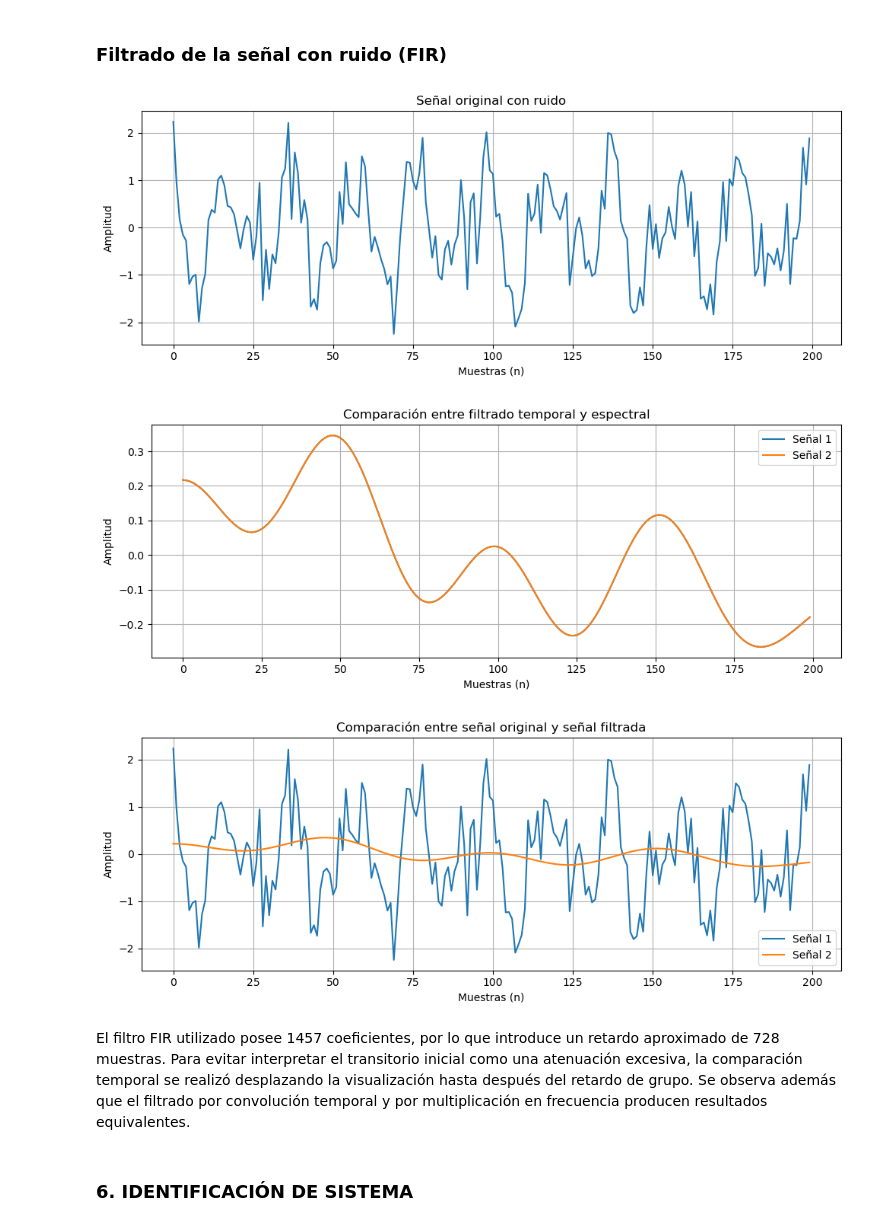
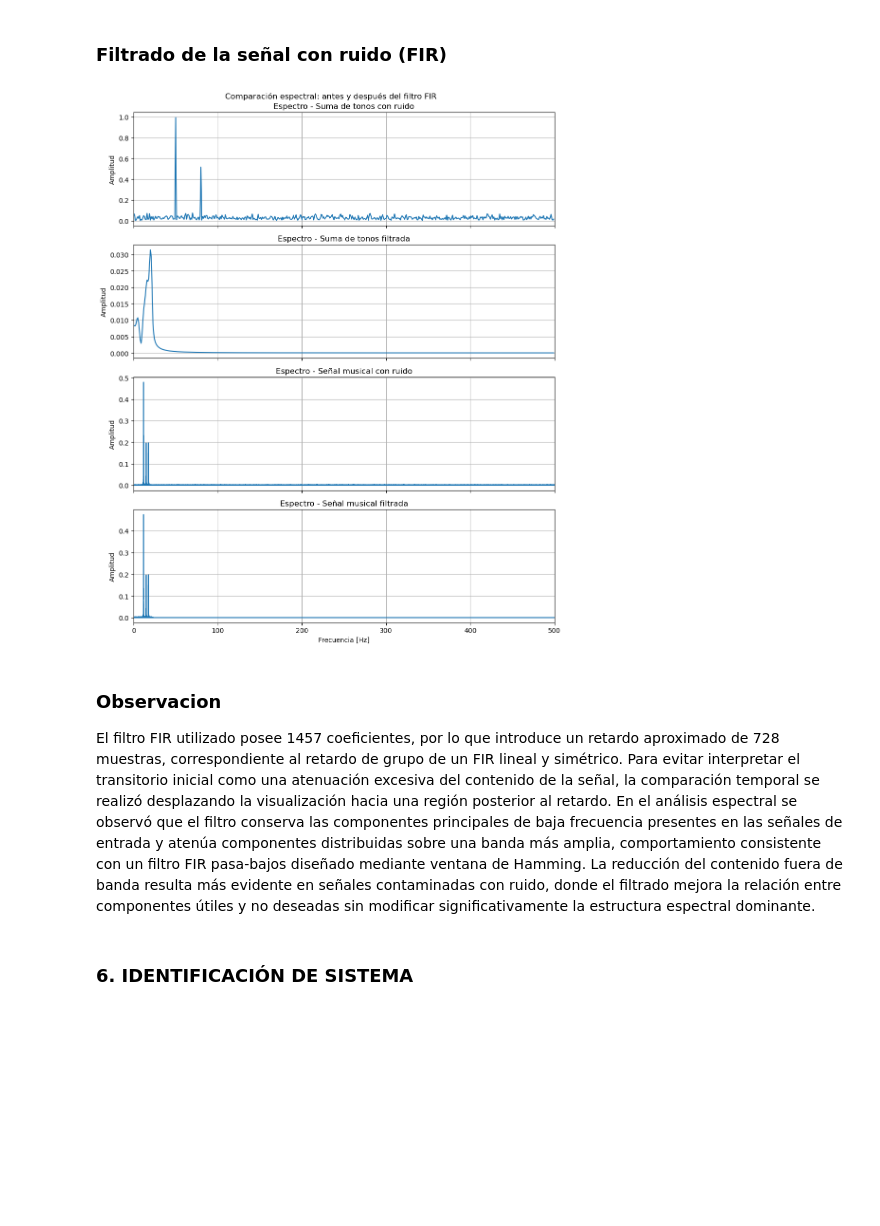
Before and after one commit to notfigure8/TP-DSP-Grupo-5, a Jupyter notebook: notebook_grupo_5.ipynb, the cells around one changed output. Drawn from its saved outputs; the diff is of its cells as text; code cells hidden in the pictures; blank space fills up the shorter version.

```diff
--- a/notebook_grupo_5.ipynb
+++ b/notebook_grupo_5.ipynb
@@ -359,55 +332,53 @@ graficar_espectros(
 # %%
 # Aplicamos el filtro FIR a la señal con ruido
 # Comparación entre convolución temporal y filtrado en frecuencia
 
 fir = cargar_filtro_fir("fir_hamming_1000Hz.npy")
 
 # Filtrado
-y_fir_tiempo = filtrar_convolucion(tonos_con_ruido, fir)
-y_fir_freq   = filtrar_frecuencia(tonos_con_ruido, fir)
+y_fir_freq = filtrar_frecuencia(
+    tonos_con_ruido,
+    fir
+)[:len(tonos_con_ruido)]
+
+y_fir_freq2 = filtrar_frecuencia(
+    senal_con_ruido,
+    fir
+)[:len(senal_con_ruido)]
 
 # Calculamos retardo aproximado del FIR
 delay = (len(fir) - 1) // 2
 
 # Recortamos para visualizar después del transitorio
 inicio = delay
 fin = delay + 200
 
 # Graficamos
-# 1) Señal original
-graficar_senales(
-    tonos_con_ruido[inicio:fin],
-    titulo="Señal original con ruido",
-    xlabel="Muestras (n)"
+graficar_espectros(
+    [
+        tonos_con_ruido,
+        y_fir_freq,
+        senal_con_ruido,
+        y_fir_freq2
+    ],
+    fs=fs,
+    titulo="Comparación espectral: antes y después del filtro FIR",
+    subplots=True,
+    xlim=(0, 500),
+    titles=[
+        "Espectro - Suma de tonos con ruido",
+        "Espectro - Suma de tonos filtrada",
+        "Espectro - Señal musical con ruido",
+        "Espectro - Señal musical filtrada"
+    ]
 )
-
-
-# 2) Comparación implementaciones
-graficar_senales(
-    [
-        y_fir_tiempo[inicio:fin],
-        y_fir_freq[inicio:fin]
-    ],
-    titulo="Comparación entre filtrado temporal y espectral",
-    xlabel="Muestras (n)"
-)
-
-
-# 3) Original vs filtrada
-graficar_senales(
-    [
-        tonos_con_ruido[inicio:fin],
-        y_fir_tiempo[inicio:fin]
-    ],
-    titulo="Comparación entre señal original y señal filtrada",
-    xlabel="Muestras (n)"
-)
 # %% [output]
-[figure, old version]
+[figure, new version]
-[figure, removed]
-[figure, removed]
 # %% [markdown]
-El filtro FIR utilizado posee 1457 coeficientes, por lo que introduce un retardo aproximado de 728 muestras. Para evitar interpretar el transitorio inicial como una atenuación excesiva, la comparación temporal se realizó desplazando la visualización hasta después del retardo de grupo. Se observa además que el filtrado por convolución temporal y por multiplicación en frecuencia producen resultados equivalentes.
+### Observacion
+
+El filtro FIR utilizado posee 1457 coeficientes, por lo que introduce un retardo aproximado de 728 muestras, correspondiente al retardo de grupo de un FIR lineal y simétrico. Para evitar interpretar el transitorio inicial como una atenuación excesiva del contenido de la señal, la comparación temporal se realizó desplazando la visualización hacia una región posterior al retardo.
+En el análisis espectral se observó que el filtro conserva las componentes principales de baja frecuencia presentes en las señales de entrada y atenúa componentes distribuidas sobre una banda más amplia, comportamiento consistente con un filtro FIR pasa-bajos diseñado mediante ventana de Hamming. La reducción del contenido fuera de banda resulta más evidente en señales contaminadas con ruido, donde el filtrado mejora la relación entre componentes útiles y no deseadas sin modificar significativamente la estructura espectral dominante.
 # %% [markdown]
 ### 6. IDENTIFICACIÓN DE SISTEMA
 # %%
```
Also changed, not shown: parts of 12 cells of this notebook, 6 other files.
